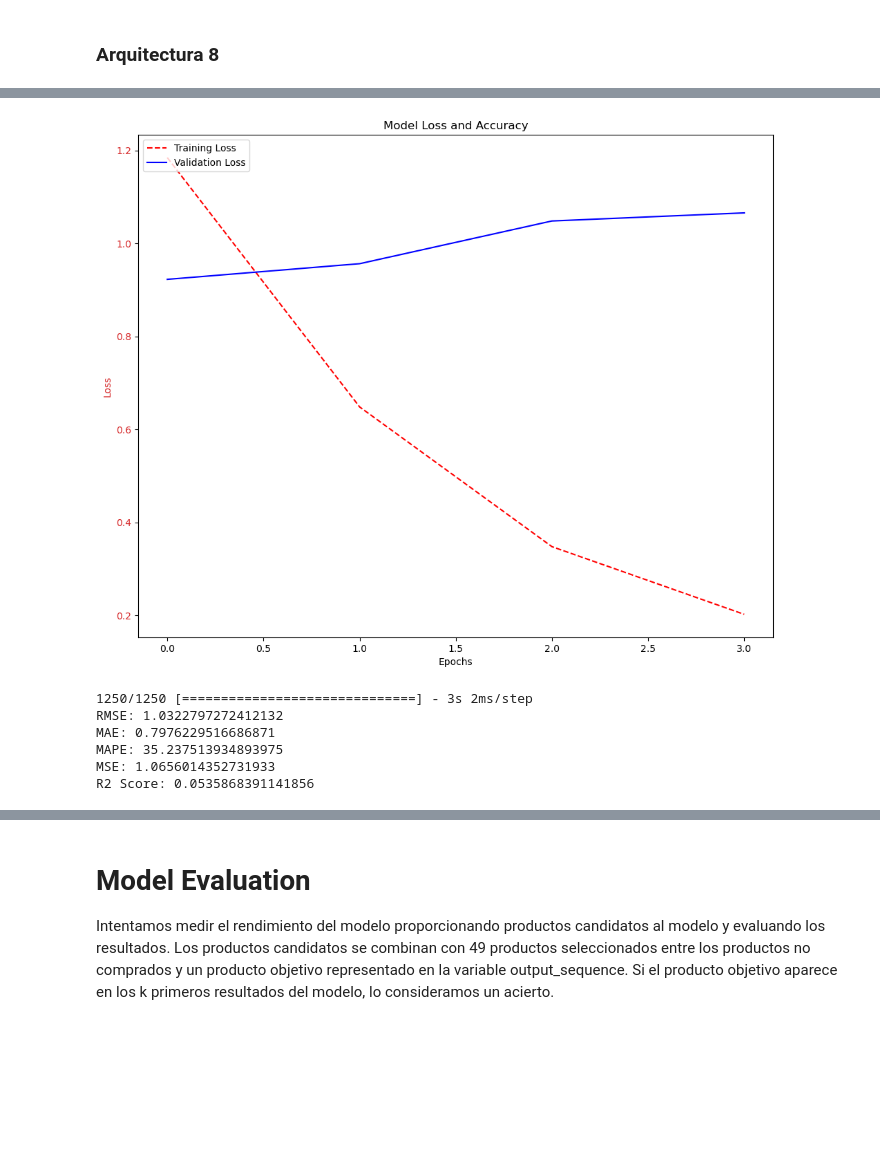
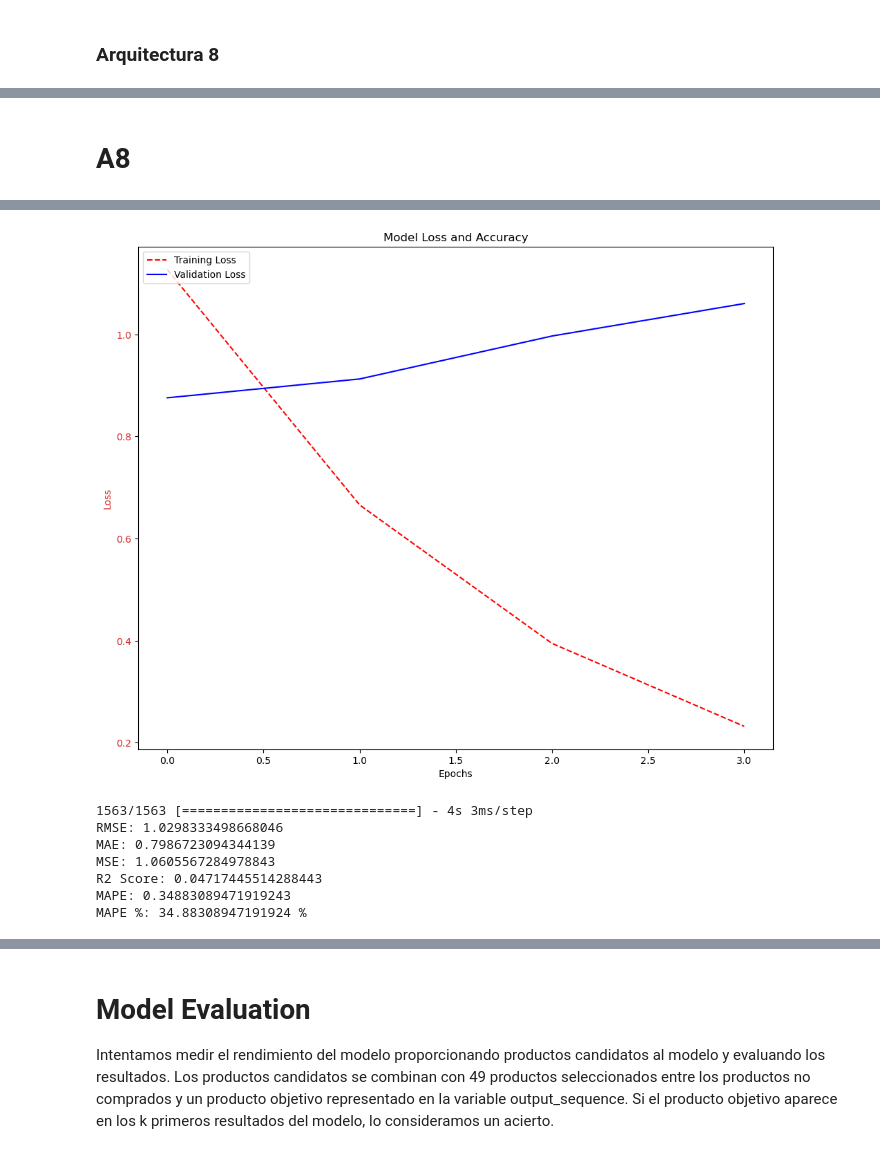
Before and after one commit to Jaime44/WorkSpace, a Jupyter notebook: models/neural network/00_NN_Recommender_system_movie.ipynb, the cells around one changed output, grey strips where cells are left out. Cells and saved outputs as stored; diff of their text form; code cells hidden in the pictures; blank space fills up the shorter version.

```diff
--- a/models/neural network/00_NN_Recommender_system_movie.ipynb
+++ b/models/neural network/00_NN_Recommender_system_movie.ipynb
@@ -90,3 +81,6 @@ from keras.layers import Dense,Dropout,Flatten,Embedding,BatchNormalization,Conc
+# %%
+               # 1  2  3  4  5  6  7  8
+archiqture = [0, 1, 0, 1, 0, 1, 1, 0, 1]
 # %%
 # dataFrame_onehot_encode = pd.read_csv(path_absolute+'data_moviesRating_tgGen_tgUsrs_onehot_encode.csv', sep=',')
 
@@ -104,7 +99,7 @@ dataFrame_without_ohe.head()
 | 4 | 7 | 296 | NaN | masterpiece, hit men, gratuitous ... | Pulp Fiction (1994) | Comedy|Crime|Drama|Thriller | 835444730 | 4.0 |
 # %%
 # Filtrar usuarios con al menos x calificaciones
-min_n_ratings=50
+min_n_ratings=500
 df_aux = dataFrame_without_ohe.copy()
 df_filtered_by_ratings_counts = df_aux.groupby('userId').filter(lambda x: len(x) >= min_n_ratings)
 print(df_filtered_by_ratings_counts.shape)
@@ -123,7 +118,7 @@ df_filtered_by_ratings_counts.head()
 dataFrame = df_filtered_by_ratings_counts.copy()
 # dataFrame = dataFrame_onehot_encode.copy()
 # %%
-dataFrame = dataFrame.sample(n=200000, random_state=42)
+dataFrame = dataFrame.sample(n=250000, random_state=42)
 df = dataFrame.copy()
 print(df.shape)
 df.head()
@@ -419,6 +414,8 @@ x_train, x_test, y_train, y_test = train_test_split(X, Y, test_size=0.2, random_
 # Resetear los índices de x_train y x_test
 x_train.reset_index(drop=True, inplace=True)
 x_test.reset_index(drop=True, inplace=True)
+y_train.reset_index(drop=True, inplace=True)
+y_test.reset_index(drop=True, inplace=True)
 
 n_genres = 19
 print(f'Usuarios unicos: {len(user_unique_ids)} y peliculas unicas {len(movie_unique_ids)}')
@@ -1664,7 +1353,10 @@ ________________________________________________________________________________
+# %% [markdown]
+# A8
 # %%
-# history_mda8 = modelo_a8.fit([x_train['userId'], x_train['movieId'], generos_one_hot_train], y_train, epochs=10, batch_size=128, validation_data=([x_test['userId'], x_test['movieId'], generos_one_hot_test], y_test))
-history_mda8 = train_model(modelo_a8, [x_train['userId'], x_train['movieId'], generos_one_hot_train], y_train, [x_test['userId'], x_test['movieId'], generos_one_hot_test], y_test)
-plot_loss(history_mda8)
-calcular_metricas(modelo_a8, [x_test['userId'], x_test['movieId'], generos_one_hot_test], y_test)
+if archiqture[8] == 1:
+    # history_mda8 = modelo_a8.fit([x_train['userId'], x_train['movieId'], generos_one_hot_train], y_train, epochs=10, batch_size=128, validation_data=([x_test['userId'], x_test['movieId'], generos_one_hot_test], y_test))
+    history_mda8 = train_model(modelo_a8, [x_train['userId'], x_train['movieId'], generos_one_hot_train], y_train, [x_test['userId'], x_test['movieId'], generos_one_hot_test], y_test)
+    plot_loss(history_mda8)
+    calcular_metricas(modelo_a8, [x_test['userId'], x_test['movieId'], generos_one_hot_test], y_test)
 # %% [output]
 Epoch 1/150
@@ -1678,8 +1370,9 @@ Epoch 4/150
 Epoch 4: early stopping
-[figure, old version]
+[figure, new version]
-1250/1250 [==============================] - 3s 2ms/step
-RMSE: 1.0322797272412132
-MAE: 0.7976229516686871
-MAPE: 35.237513934893975
-MSE: 1.0656014352731933
-R2 Score: 0.0535868391141856
+1563/1563 [==============================] - 4s 3ms/step
+RMSE: 1.0298333498668046
+MAE: 0.7986723094344139
+MSE: 1.0605567284978843
+R2 Score: 0.04717445514288443
+MAPE: 0.34883089471919243
+MAPE %: 34.88308947191924 %
```
Also changed, not shown: parts of 85 cells of this notebook, 3 other files.
